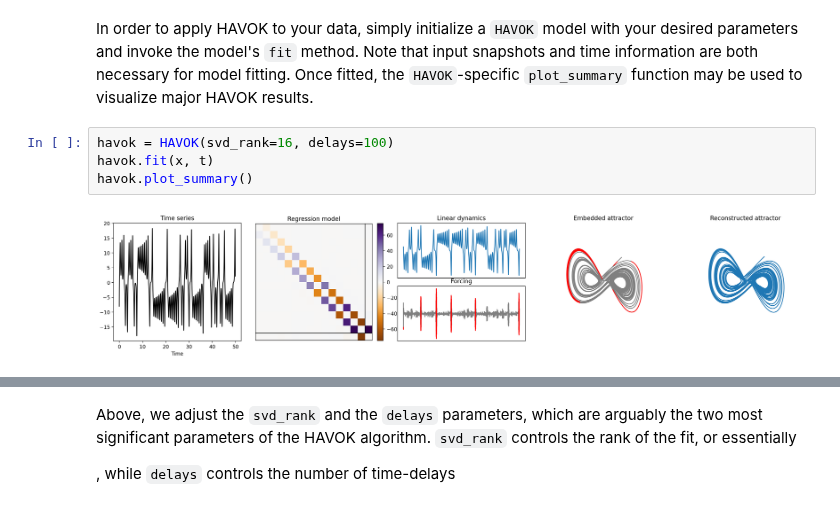
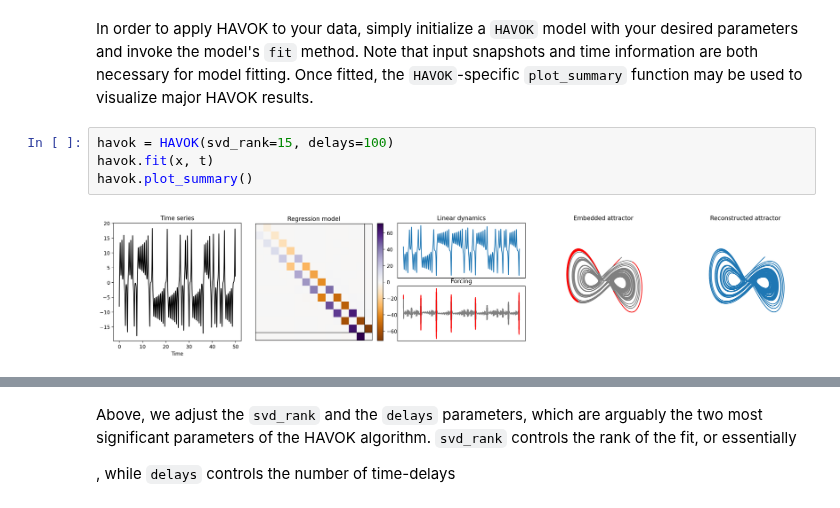
Before and after one commit to PyDMD/PyDMD, a Jupyter notebook: tutorials/tutorial19/tutorial-19-havok.ipynb, the cells around one changed output, grey strips where cells are left out. Saved outputs shown, nothing was run; the diff lists cells and outputs as text.

```diff
--- a/tutorials/tutorial19/tutorial-19-havok.ipynb
+++ b/tutorials/tutorial19/tutorial-19-havok.ipynb
@@ -108,8 +105,8 @@ plt.show()
 # %% [markdown]
 In order to apply HAVOK to your data, simply initialize a `HAVOK` model with your desired parameters and invoke the model's `fit` method. Note that input snapshots and time information are both necessary for model fitting. Once fitted, the `HAVOK`-specific `plot_summary` function may be used to visualize major HAVOK results.
 # %%
-havok = HAVOK(svd_rank=16, delays=100)
+havok = HAVOK(svd_rank=15, delays=100)
 havok.fit(x, t)
 havok.plot_summary()
 # %% [output]
-[figure, old version]
+[figure, new version]
```
Also changed, not shown: parts of 18 cells of this notebook, 2 other files.
